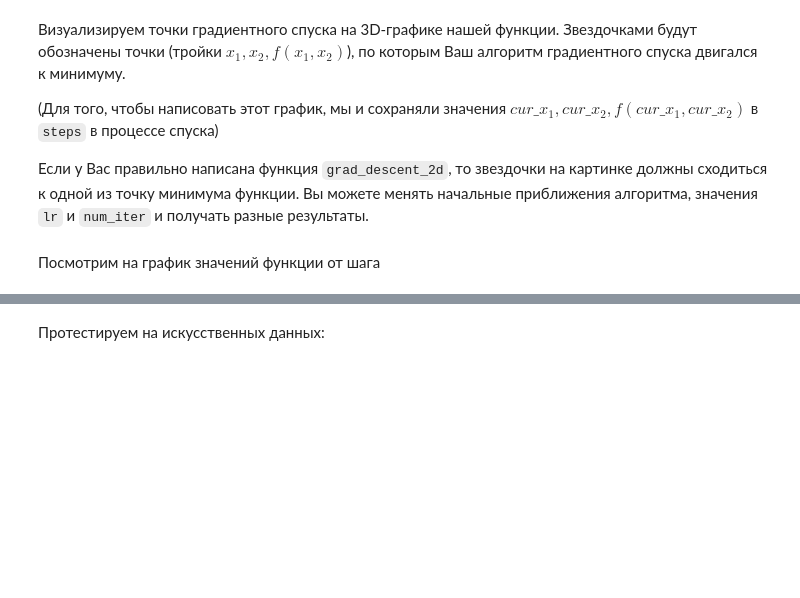
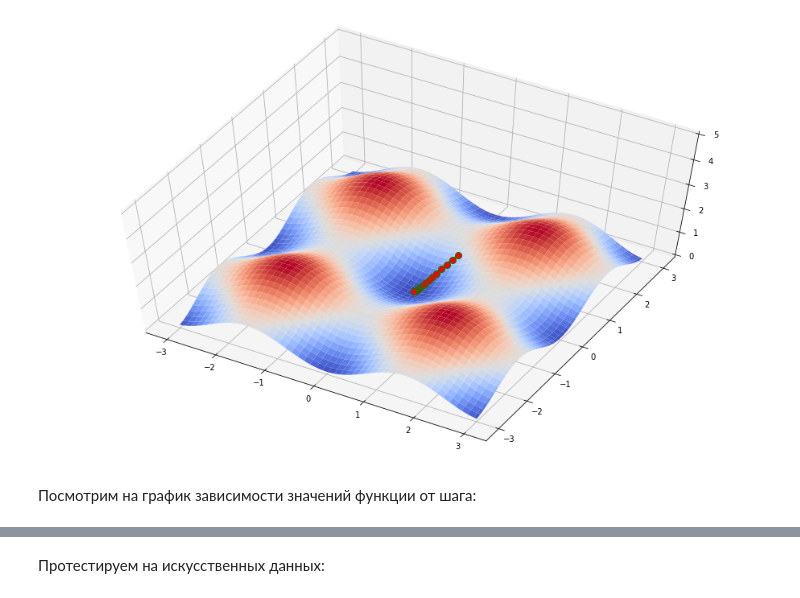
Before and after one commit to nalysann/dlschool, a Jupyter notebook: 04_linear_models/[homework]linear_models.ipynb, the cells around one changed output, grey strips where cells are left out. Drawn from its saved outputs; the diff is of its cells as text; code cells hidden in the pictures; blank space fills up the shorter version.

```diff
--- a/04_linear_models/[homework]linear_models.ipynb
+++ b/04_linear_models/[homework]linear_models.ipynb
@@ -42,34 +53,37 @@ def f(x):
 # %%
 def grad_f(x):
-  """
-  Градиент функциии f, определенной выше.
-  :param x: np.array(np.float) размерности 2
-  :return: np.array(np.float) размерности 2
-  """
-  # YOUR CODE
+    """
+    Градиент функциии f, определенной выше.
+        x: np.array(np.float) размерности 2
+        return value: np.array(np.float) размерности 2
+    """
+
+    return np.sin(2 * x)
 # %%
 def grad_descent_2d(f, grad_f, lr, num_iter=100, x0=None):
     """
-    функция, которая реализует градиентный спуск в минимум для функции f от двух переменных.
-        :param f: скалярная функция двух переменных
-        :param grad_f: градиент функции f (вектор размерности 2)
-        :param lr: learning rate алгоритма
-        :param num_iter: количество итераций градиентного спуска
-        :return: np.array пар вида (x, f(x))
+    Функция, которая реализует градиентный спуск в минимум для функции f от двух переменных.
+        f: скалярная функция двух переменных
+        grad_f: градиент функции f (вектор размерности 2)
+        lr: learning rate алгоритма
+        num_iter: количество итераций градиентного спуска
+        return value: np.array пар вида (x, f(x))
     """
+
     if x0 is None:
         x0 = np.random.random(2)
 
     # будем сохранять значения аргументов и значений функции
-    # в процессе град. спуска в переменную history
+    # в процессе градиентного спуска в переменную history
     history = []
 
-    # итерация цикла -- шаг градиентнго спуска
+    # итерация цикла - шаг градиентнго спуска
     curr_x = x0.copy()
     for iter_num in range(num_iter):
         entry = np.hstack((curr_x, f(curr_x)))
         history.append(entry)
-        # обновте curr_x
-        # YOUR CODE
+
+        # обновите curr_x
+        curr_x -= lr * grad_f(curr_x)
 
     return np.vstack(history)
@@ -76,35 +96,32 @@ def grad_descent_2d(f, grad_f, lr, num_iter=100, x0=None):
 # %%
 steps = grad_descent_2d(f, grad_f, lr=0.1, num_iter=20)
-# %% [markdown]
-Визуализируем точки градиентного спуска на 3D-графике нашей функции. Звездочками будут обозначены точки (тройки $x_1, x_2, f(x_1, x_2)$), по которым Ваш алгоритм градиентного спуска двигался к минимуму.
-
-(Для того, чтобы написовать этот график, мы и сохраняли значения $cur\_x_1, cur\_x_2, f(cur\_x_1, cur\_x_2)$ в `steps` в процессе спуска)
-
-Если у Вас правильно написана функция `grad_descent_2d`, то звездочки на картинке должны сходиться к одной из точку минимума функции. Вы можете менять начальные приближения алгоритма, значения `lr` и `num_iter` и получать разные результаты.
 # %%
 # %matplotlib osx
 
 from mpl_toolkits.mplot3d import Axes3D
 import matplotlib.pyplot as plt
 from matplotlib import cm
 import numpy as np
 
 path = []
 
 X, Y = np.meshgrid(np.linspace(-3, 3, 100), np.linspace(-3, 3, 100))
 
 fig = plt.figure(figsize=(16, 10))
 ax = fig.gca(projection='3d')
 
 ax.plot_surface(X, Y, f([X, Y]), cmap=cm.coolwarm, zorder=2)
 
+# редактируем настройки отображения траектории, сделанной градиентым спуском
 ax.plot(xs=steps[:, 0], ys=steps[:, 1], zs=steps[:, 2],
-        marker='*', markersize=20, zorder=3,
-        markerfacecolor='y', lw=3, c='black')
+        marker='o', markersize=8, zorder=3,
+        markerfacecolor='red', lw=3, c='green')
 
 ax.set_zlim(0, 5)
 ax.view_init(elev=60)
 plt.show()
+# %% [output]
+[figure, added]
 # %% [markdown]
-Посмотрим на график значений функции от шага
+Посмотрим на график зависимости значений функции от шага:
 # %%
```
Also changed, not shown: parts of 34 cells of this notebook, 25 other files.
